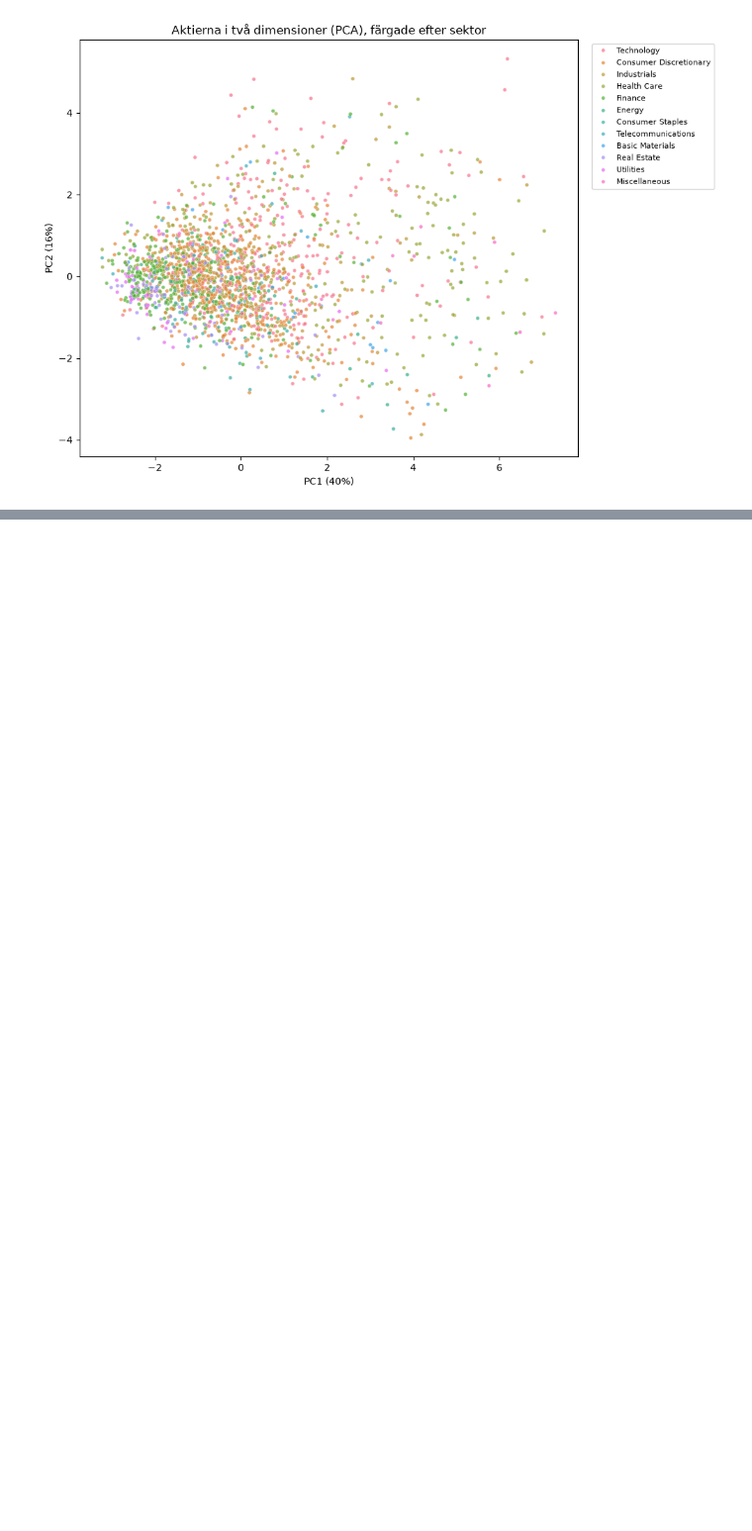
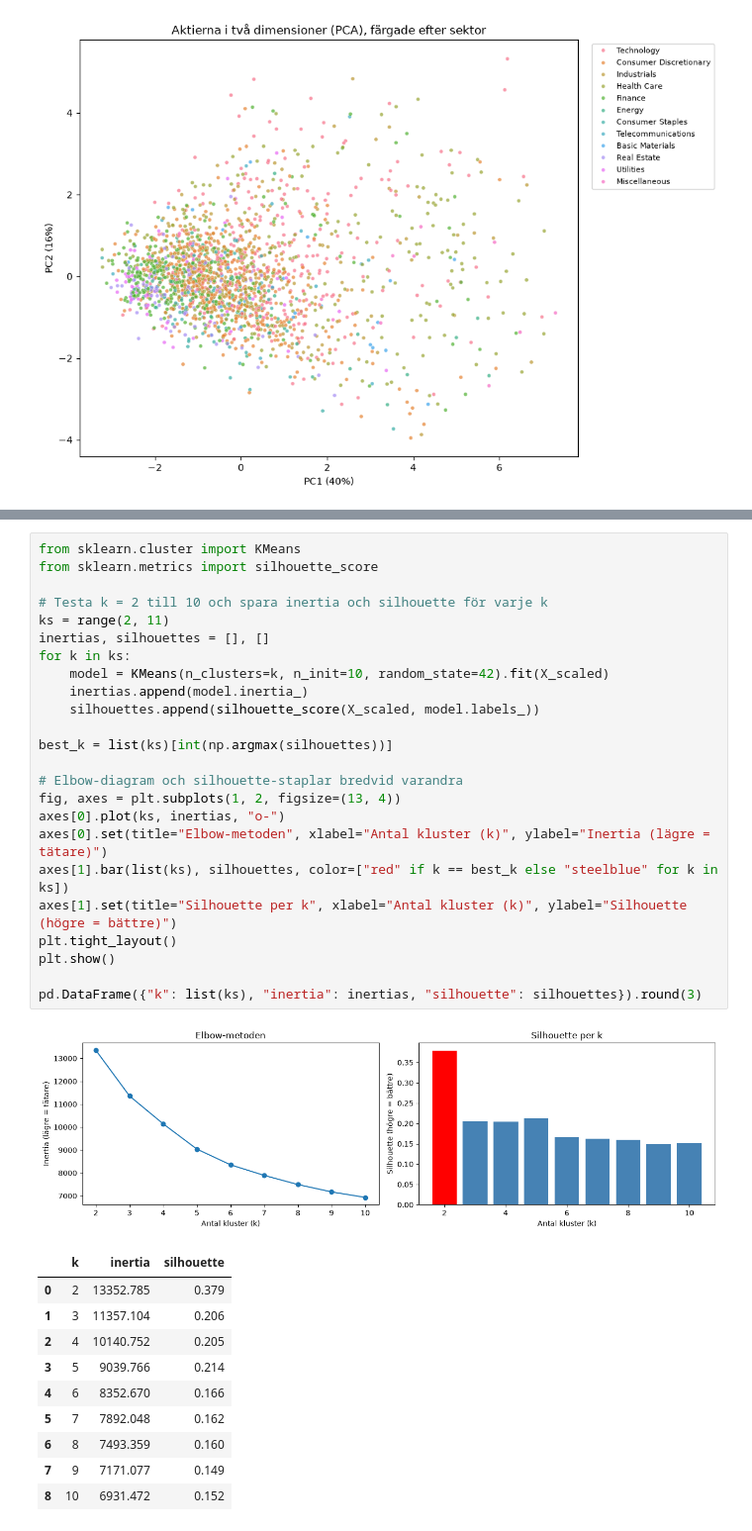
Before and after one commit to peter868686/Aktieklustring, a Jupyter notebook: notebooks/analys.ipynb, the cells around one changed output, grey strips where cells are left out. Shown at 99% size. Drawn from its saved outputs; the diff is of its cells as text; blank space fills up the shorter version.

```diff
--- a/notebooks/analys.ipynb
+++ b/notebooks/analys.ipynb
@@ -567,0 +579,36 @@ Sammanfattningsvis ligger de flesta aktier i en tät grupp till vänster (stabil
+# %%
+from sklearn.cluster import KMeans
+from sklearn.metrics import silhouette_score
+
+# Testa k = 2 till 10 och spara inertia och silhouette för varje k
+ks = range(2, 11)
+inertias, silhouettes = [], []
+for k in ks:
+    model = KMeans(n_clusters=k, n_init=10, random_state=42).fit(X_scaled)
+    inertias.append(model.inertia_)
+    silhouettes.append(silhouette_score(X_scaled, model.labels_))
+
+best_k = list(ks)[int(np.argmax(silhouettes))]
+
+# Elbow-diagram och silhouette-staplar bredvid varandra
+fig, axes = plt.subplots(1, 2, figsize=(13, 4))
+axes[0].plot(ks, inertias, "o-")
+axes[0].set(title="Elbow-metoden", xlabel="Antal kluster (k)", ylabel="Inertia (lägre = tätare)")
+axes[1].bar(list(ks), silhouettes, color=["red" if k == best_k else "steelblue" for k in ks])
+axes[1].set(title="Silhouette per k", xlabel="Antal kluster (k)", ylabel="Silhouette (högre = bättre)")
+plt.tight_layout()
+plt.show()
+
+pd.DataFrame({"k": list(ks), "inertia": inertias, "silhouette": silhouettes}).round(3)
+# %% [output]
+[figure, added]
+|  | k | inertia | silhouette |
+| 0 | 2 | 13352.785 | 0.379 |
+| 1 | 3 | 11357.104 | 0.206 |
+| 2 | 4 | 10140.752 | 0.205 |
+| 3 | 5 | 9039.766 | 0.214 |
+| 4 | 6 | 8352.670 | 0.166 |
+| 5 | 7 | 7892.048 | 0.162 |
+| 6 | 8 | 7493.359 | 0.160 |
+| 7 | 9 | 7171.077 | 0.149 |
+| 8 | 10 | 6931.472 | 0.152 |
```
Also changed, not shown: parts of 11 cells of this notebook.
